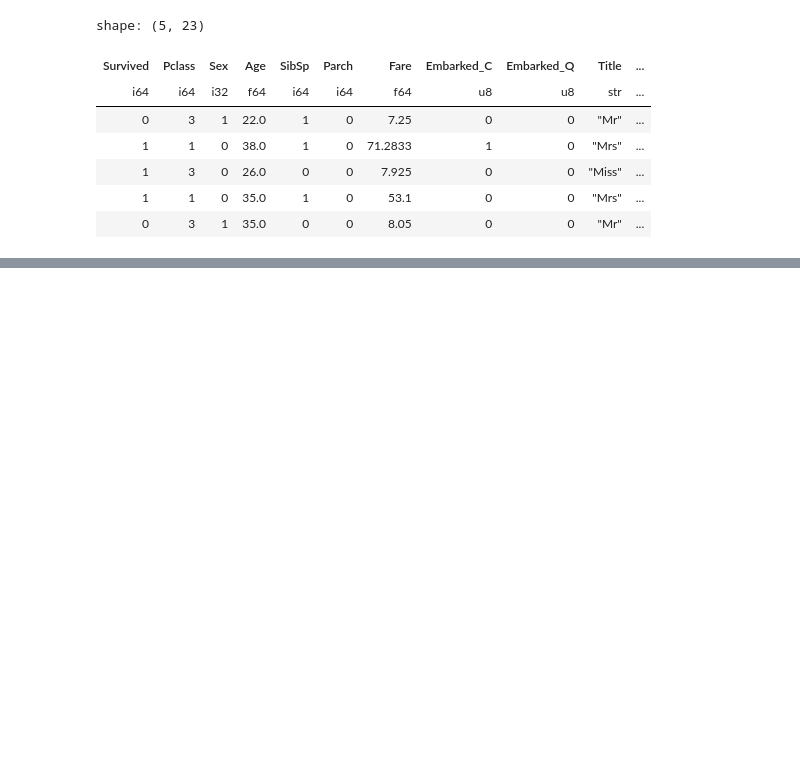
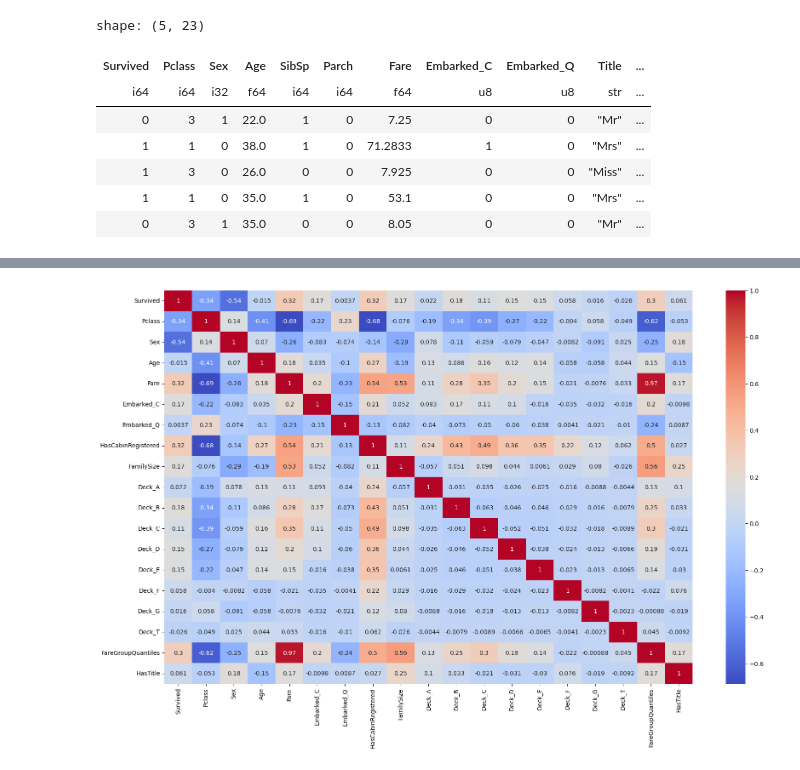
Before and after one commit to Repsajsov/Kaggle, a Jupyter notebook: advanced.ipynb, the cells around one changed output, grey strips where cells are left out. Cells and saved outputs as stored; diff of their text form; code cells hidden in the pictures; blank space fills up the shorter version.

```diff
--- a/advanced.ipynb
+++ b/advanced.ipynb
@@ -113,0 +116,6 @@ shape: (5, 23)
+# %%
+df = df.drop("SibSp", "Parch", "AgeGroupQuantiles")
+
+heatmap(df)
+# %% [output]
+[figure, added]
```
Also changed, not shown: parts of 5 cells of this notebook, 3 other files.
